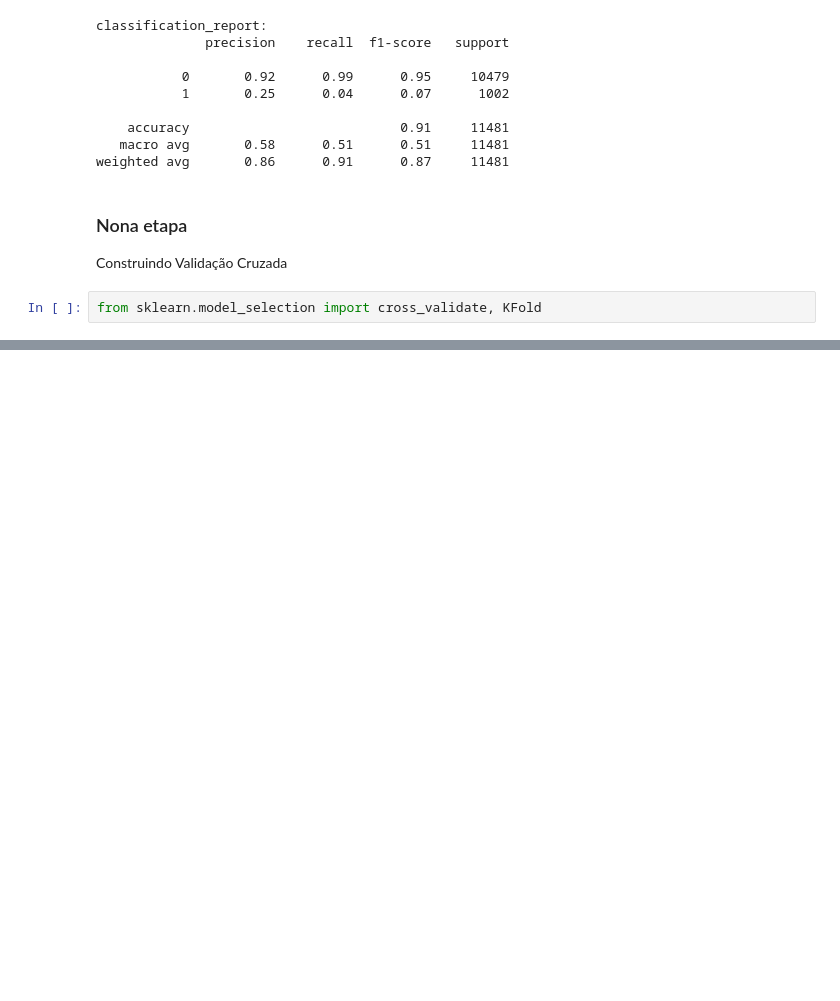
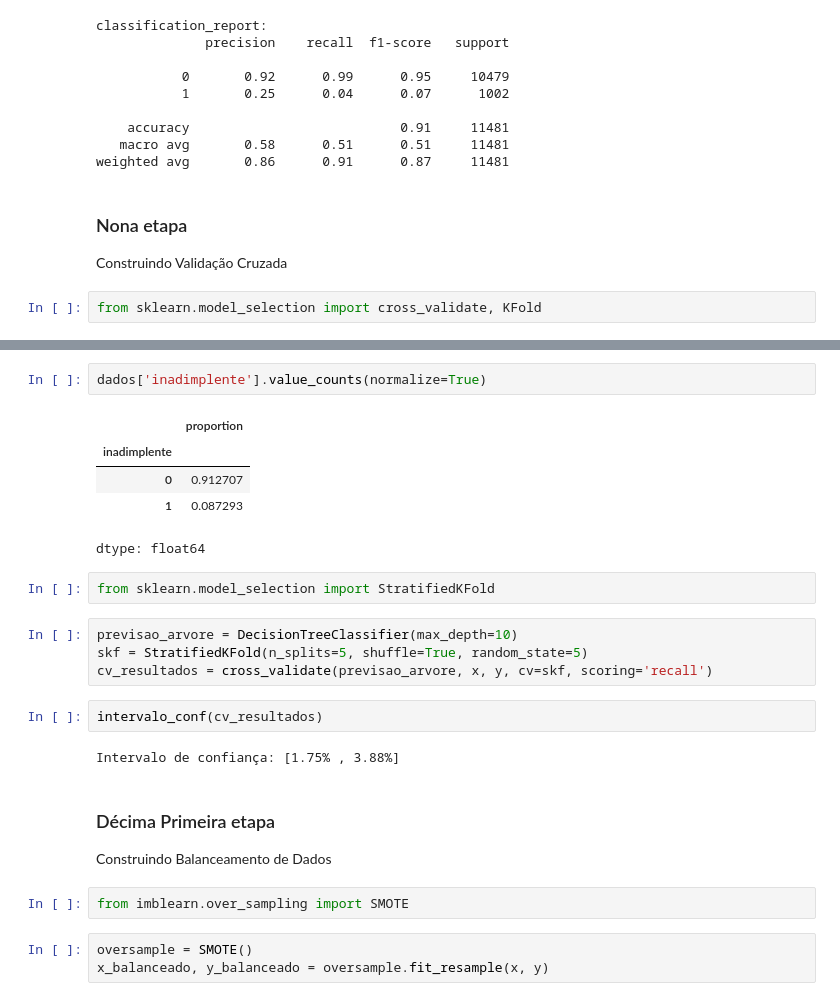
Before and after one commit to moises-rb/DS_ONE, a Jupyter notebook: Estatistica_MachineLearning/6 - Classificacao_Validacao_Modelos_Metricas_Avaliacao/Projeto_Classificação_Validação_e_métricas.ipynb, the cells around one changed output, grey strips where cells are left out. Drawn from its saved outputs; the diff is of its cells as text; blank space fills up the shorter version.

```diff
--- a/Estatistica_MachineLearning/6 - Classificacao_Validacao_Modelos_Metricas_Avaliacao/Projeto_Classificação_Validação_e_métricas.ipynb
+++ b/Estatistica_MachineLearning/6 - Classificacao_Validacao_Modelos_Metricas_Avaliacao/Projeto_Classificação_Validação_e_métricas.ipynb
@@ -236,0 +285,27 @@ Intervalo de confiança: [0.8981870221337123], 0.9180624206974453]
+# %%
+dados['inadimplente'].value_counts(normalize=True)
+# %% [output]
+|  | proportion |
+| inadimplente |  |
+| 0 | 0.912707 |
+| 1 | 0.087293 |
+dtype: float64
+# %%
+from sklearn.model_selection import StratifiedKFold
+# %%
+previsao_arvore = DecisionTreeClassifier(max_depth=10)
+skf = StratifiedKFold(n_splits=5, shuffle=True, random_state=5)
+cv_resultados = cross_validate(previsao_arvore, x, y, cv=skf, scoring='recall')
+# %%
+intervalo_conf(cv_resultados)
+# %% [output]
+Intervalo de confiança: [1.75% , 3.88%]
+# %% [markdown]
+### Décima Primeira etapa
+
+Construindo Balanceamento de Dados
+# %%
+from imblearn.over_sampling import SMOTE
+# %%
+oversample = SMOTE()
+x_balanceado, y_balanceado = oversample.fit_resample(x, y)
```
Also changed, not shown: parts of 33 cells of this notebook.
